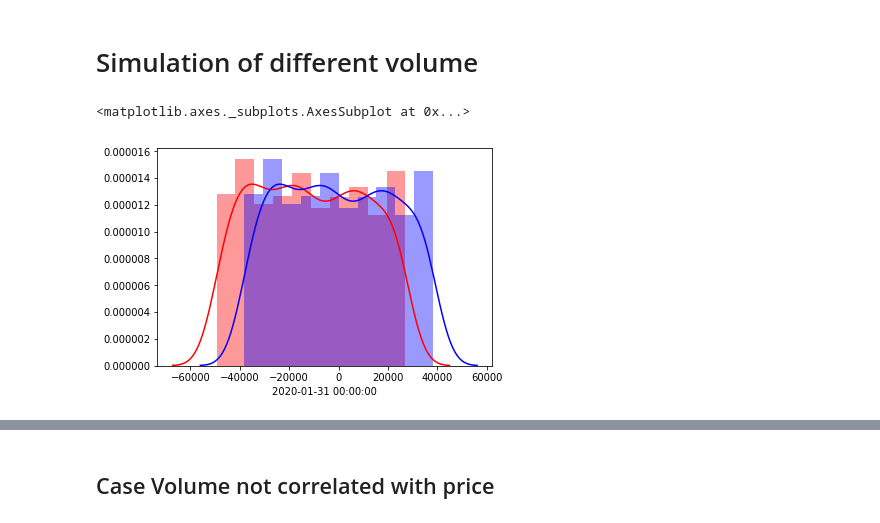
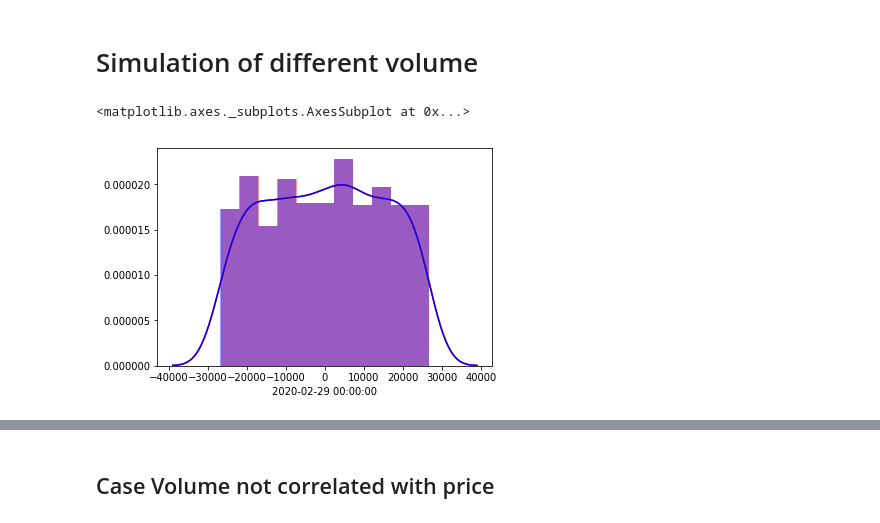
Before and after one commit to samyasma/GGP, a Jupyter notebook: Model_Monthly-absolute_Gas.ipynb, the cells around one changed output, grey strips where cells are left out. Drawn from its saved outputs; the diff is of its cells as text; code cells hidden in the pictures.

```diff
--- a/Model_Monthly-absolute_Gas.ipynb
+++ b/Model_Monthly-absolute_Gas.ipynb
@@ -176,10 +217,10 @@ def coef_aggresivity(volatility,cst_aggresivity): #calcul du coefficient d'agres
 
 def calcul_upperPrice(today,Tdelivery):  #upperPriceBase,volatility,cst_aggresivity):
     #return upperPriceBase*coef_aggresivity(volatility,cst_aggresivity) #Calcul de l'upperprice
-    if ((Tdelivery-today).days)<15:
-         return  9.7308*np.log(15)-18.079  #0.023*(15)-3.59 #(1.67)*np.exp((3/4)*30) #9.7308*np.log(15)-22.079
+    if ((Tdelivery-today).days)<30:
+         return  1.8109*np.log(30)-2.6593 #0.023*(15)-3.59 #(1.67)*np.exp((3/4)*30) #9.7308*np.log(15)-22.079
     else:
-         return  9.7308*np.log((Tdelivery-today).days)-18.079  #0.023*((Tdelivery-today).days)-3.59 #9.7308*np.log((Tdelivery-today).days)-23.079 #5.9*((Tdelivery-today).days/30)-3.5 #(1.67)*np.exp((3/4)*(Tdelivery-today).days)
+         return  1.8109*np.log((Tdelivery-today).days)-2.6593 #0.023*((Tdelivery-today).days)-3.59 #9.7308*np.log((Tdelivery-today).days)-23.079 #5.9*((Tdelivery-today).days/30)-3.5 #(1.67)*np.exp((3/4)*(Tdelivery-today).days)
 
 def calcul_volume(BoundPrice,ForwardPrice,VWAP,upperPrice,VolumeBase,previous_hedge,form): #Calcul du volume
         Delta=ForwardPrice-VWAP
@@ -218,6 +259,8 @@ def Hedging2(ForwardPrice,VWAP,Volume,Today,Etat,upperPriceBase,cst_agressivity,
                 #volatility=Volatility(Today,Etat.index[i])
                 upperPrice=calcul_upperPrice(Today,Etat.index[i]) #upperPriceBase,volatility,cst_agressivity)
                 new_volume=calcul_volume(BoundPrice,ForwardPrice[i],VWAP[i],upperPrice,Volume[i],previousHedge[i],form)   #calcul_volume(BoundPrice,ForwardPrice[i],VWAP[i],upperPrice,Volume[i],previousHedge[i],form)
+                if new_volume>0:
+                    new_volume=calcul_volume(BoundPrice,ForwardPrice[i],VWAP[i],upperPrice,Volume[i],previousHedge[i],'quadratic')
                 costtrans=0.1*abs(new_volume)
                 ValueSell=-(new_volume*ForwardPrice[i]) #- costtrans
                 if new_volume<0:
@@ -230,7 +273,9 @@ def Hedging2(ForwardPrice,VWAP,Volume,Today,Etat,upperPriceBase,cst_agressivity,
         elif Etat[i]=='Long':
                 #volatility=Volatility(Today,Etat.index[i])
                 upperPrice=calcul_upperPrice( Today,Etat.index[i]) #upperPriceBase,volatility,cst_agressivity)
-                new_volume=calcul_volume(BoundPrice,ForwardPrice[i],VWAP[i],upperPrice,Volume[i],previousHedge[i],form) #calcul_volume(BoundPrice,ForwardPrice[i],VWAP[i],upperPrice,Volume[i],previousHedge[i],form)
+                new_volume=calcul_volume(BoundPrice,ForwardPrice[i],VWAP[i],upperPrice,Volume[i],previousHedge[i],'squared') #calcul_volume(BoundPrice,ForwardPrice[i],VWAP[i],upperPrice,Volume[i],previousHedge[i],form)
+                if new_volume<0:
+                    new_volume=calcul_volume(BoundPrice,ForwardPrice[i],VWAP[i],upperPrice,Volume[i],previousHedge[i],'quadratic')
                 costtrans=0.1*abs(new_volume) #long
                 ValueSell=-(new_volume*ForwardPrice[i]) #- costtrans
                 if new_volume<0:
@@ -375,7 +428,7 @@ synthese['Valueofhedge'].sum()
 # %%
 Value_Portfolio=0
-for i in range(len(synthese['Valueofhedge'])):
-    Value_Portfolio=Value_Portfolio+synthese['VWAP_customers'][i]*(-synthese['Conso Gas'][i])
+for i in range(len(synth['Valueofhedge'])):
+    Value_Portfolio=Value_Portfolio+synth['VWAP_customers'][i]*(-synth['Conso Gas'][i])
 # %%
 Value_Portfolio
 # %% [output]
@@ -392,19 +445,19 @@ PL=pd.DataFrame(index=pd.date_range(start = pd.to_datetime('2018-01-31'),
 # %% [markdown]
 ## Case of volume correlated with price
 # %%
-PL['VWAP']=synthese['VWAP_customers']
-PL['Spot Price']=synthese['Today'] #RANDOM EST FIXE
-PL['Expected Conso']=-synthese['Conso Gas'] #consommation en positif
-PL['Hedge Volume']=PL['Expected Conso']+synthese['PreviousHedge']
+PL['VWAP']=synth['VWAP_customers']
+PL['Spot Price']=synth['Today'] #RANDOM EST FIXE
+PL['Expected Conso']=-synth['Conso Gas'] #consommation en positif
+PL['Hedge Volume']=PL['Expected Conso']+synth['PreviousHedge']
 PL['Real Conso']=0.
 
-for i in range(len(PL)):
-    if PL['Spot Price'][i]>PL['VWAP'][i]:
-        PL['Real Conso'][i]=(1+abs(np.random.normal(1,0.1)-1))*PL['Expected Conso'][i]
-    else:
-        PL['Real Conso'][i]=(1-abs(np.random.normal(1,0.1)-1))*PL['Expected Conso'][i]
-#PL['Real Conso']=PL['Hedge Volume']
-PL['Value Hedge']=synthese['Valueofhedge']
+#for i in range(len(PL)):
+#    if PL['Spot Price'][i]>PL['VWAP'][i]:
+#        PL['Real Conso'][i]=(1+abs(np.random.normal(1,0.1)-1))*PL['Expected Conso'][i]
+#    else:
+#        PL['Real Conso'][i]=(1-abs(np.random.normal(1,0.1)-1))*PL['Expected Conso'][i]
+PL['Real Conso']=PL['Hedge Volume']
+PL['Value Hedge']=synth['Valueofhedge']
 PL['Open position Hedge']=(PL['Hedge Volume']-PL['Real Conso'])
 PL['Open position Unhedged']=(PL['Expected Conso']-PL['Real Conso'])
 PL['PL Hedge']=PL['Real Conso']*PL['VWAP'] + PL['Value Hedge'] - PL['Expected Conso']*PL['VWAP'] -(PL['Real Conso']-PL['Hedge Volume'])*PL['Spot Price']
@@ -429,16 +482,16 @@ for i in range(1000):
             PL['Real Conso'][j]=np.random.uniform(0.8,1.2)*PL['Expected Conso'][j]
         else:
             PL['Real Conso'][j]=np.random.uniform(0.8,1.2)*PL['Expected Conso'][j]
-    simulationhedge['essai n '+str(i)]=PL['Real Conso']*PL['VWAP'] + synthese['Valueofhedge'] - PL['Expected Conso']*PL['VWAP'] -(PL['Real Conso']-PL['Hedge Volume'])*PL['Spot Price']
+    simulationhedge['essai n '+str(i)]=PL['Real Conso']*PL['VWAP'] + synth['Valueofhedge'] - PL['Expected Conso']*PL['VWAP'] -(PL['Real Conso']-PL['Hedge Volume'])*PL['Spot Price']
     density_hedge.append(simulationhedge['essai n '+str(i)].sum())
     simulationunhedge['essai n '+str(i)]=PL['Real Conso']*PL['VWAP']  - PL['Expected Conso']*PL['VWAP'] +(PL['Expected Conso']-PL['Real Conso'])*PL['Spot Price']
     density_unhedge.append(simulationunhedge['essai n '+str(i)].sum())
 # %%
-sns.distplot(simulationhedge.loc[pd.to_datetime('2020-01-31')],color='red')
-sns.distplot(simulationunhedge.loc[pd.to_datetime('2020-01-31')],color='blue')
+sns.distplot(simulationhedge.loc[pd.to_datetime('2020-02-29')],color='red')
+sns.distplot(simulationunhedge.loc[pd.to_datetime('2020-02-29')],color='blue')
 # %% [output]
 <matplotlib.axes._subplots.AxesSubplot at 0x...>
-[figure, old version]
+[figure, new version]
 # %%
 sns.distplot(density_hedge,color='red')
 sns.distplot(density_unhedge)
```
Also changed, not shown: parts of 23 cells of this notebook, 1 other file.
